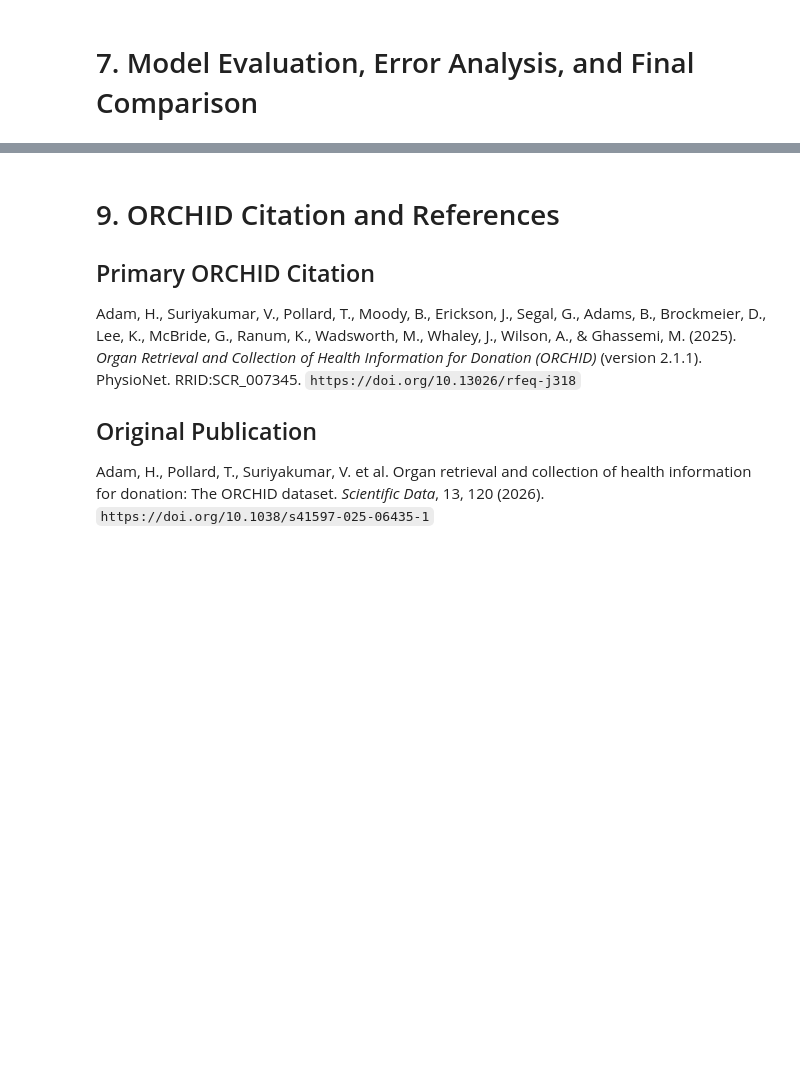
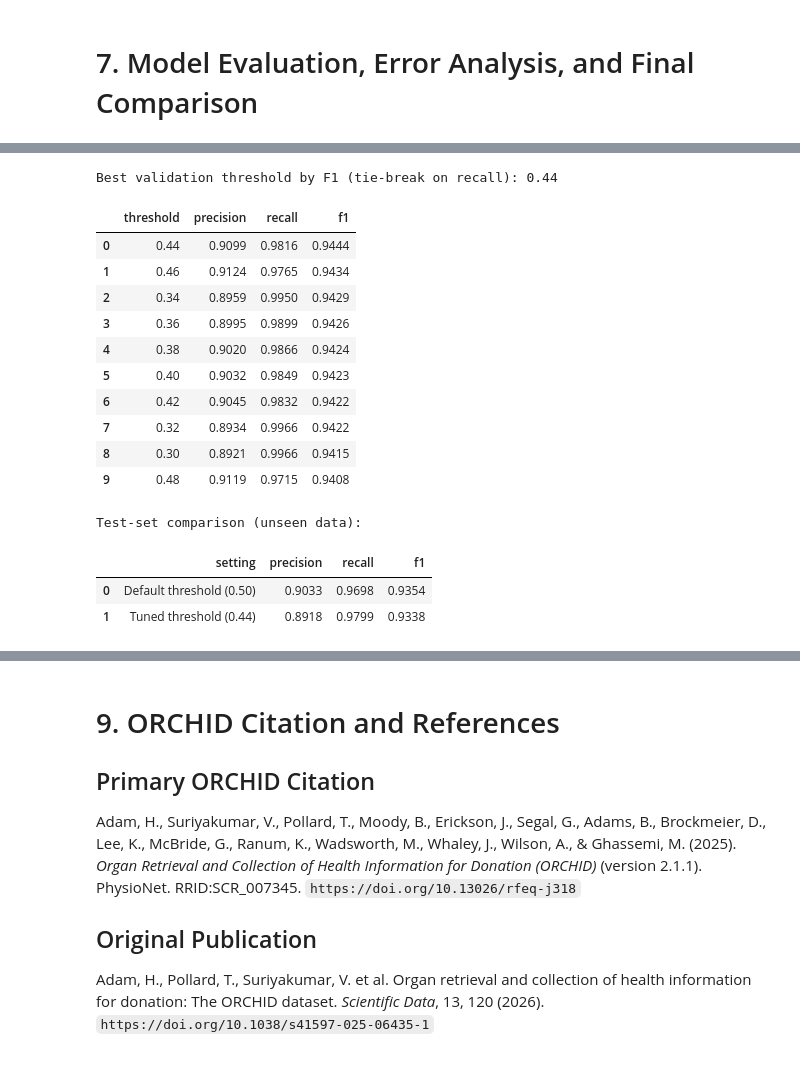
Before and after one commit to lonebono/STINTSY-MCO, a Jupyter notebook: STINTSY-MCO-Group 9.ipynb, the cells around one changed output, grey strips where cells are left out. Cells and saved outputs as stored; diff of their text form; code cells hidden in the pictures; blank space fills up the shorter version.

```diff
--- a/STINTSY-MCO-Group 9.ipynb
+++ b/STINTSY-MCO-Group 9.ipynb
@@ -501,0 +582,61 @@ Interpretation Summary:
+# %%
+# Validation-based threshold search for the selected best model
+valid_prob = best_model.predict_proba(X_valid)[:, 1]
+test_prob = best_model.predict_proba(X_test)[:, 1]
+
+threshold_grid = np.round(np.arange(0.10, 0.91, 0.02), 2)
+threshold_rows = []
+
+for t in threshold_grid:
+    pred_t = (valid_prob >= t).astype(int)
+    threshold_rows.append({
+        "threshold": t,
+        "precision": precision_score(y_valid, pred_t, zero_division=0),
+        "recall": recall_score(y_valid, pred_t, zero_division=0),
+        "f1": f1_score(y_valid, pred_t, zero_division=0),
+    })
+
+threshold_df = pd.DataFrame(threshold_rows).sort_values(["f1", "recall"], ascending=[False, False]).reset_index(drop=True)
+best_threshold = float(threshold_df.loc[0, "threshold"])
+
+print(f"Best validation threshold by F1 (tie-break on recall): {best_threshold:.2f}")
+display(threshold_df.head(10).round(4))
+
+# Compare default 0.50 vs optimized threshold on test set
+test_pred_default = (test_prob >= 0.50).astype(int)
+test_pred_tuned = (test_prob >= best_threshold).astype(int)
+
+comparison = pd.DataFrame([
+    {
+        "setting": "Default threshold (0.50)",
+        "precision": precision_score(y_test, test_pred_default, zero_division=0),
+        "recall": recall_score(y_test, test_pred_default, zero_division=0),
+        "f1": f1_score(y_test, test_pred_default, zero_division=0),
+    },
+    {
+        "setting": f"Tuned threshold ({best_threshold:.2f})",
+        "precision": precision_score(y_test, test_pred_tuned, zero_division=0),
+        "recall": recall_score(y_test, test_pred_tuned, zero_division=0),
+        "f1": f1_score(y_test, test_pred_tuned, zero_division=0),
+    },
+])
+
+print("\nTest-set comparison (unseen data):")
+display(comparison.round(4))
+# %% [output]
+Best validation threshold by F1 (tie-break on recall): 0.44
+|  | threshold | precision | recall | f1 |
+| 0 | 0.44 | 0.9099 | 0.9816 | 0.9444 |
+| 1 | 0.46 | 0.9124 | 0.9765 | 0.9434 |
+| 2 | 0.34 | 0.8959 | 0.9950 | 0.9429 |
+| 3 | 0.36 | 0.8995 | 0.9899 | 0.9426 |
+| 4 | 0.38 | 0.9020 | 0.9866 | 0.9424 |
+| 5 | 0.40 | 0.9032 | 0.9849 | 0.9423 |
+| 6 | 0.42 | 0.9045 | 0.9832 | 0.9422 |
+| 7 | 0.32 | 0.8934 | 0.9966 | 0.9422 |
+| 8 | 0.30 | 0.8921 | 0.9966 | 0.9415 |
+| 9 | 0.48 | 0.9119 | 0.9715 | 0.9408 |
+Test-set comparison (unseen data):
+|  | setting | precision | recall | f1 |
+| 0 | Default threshold (0.50) | 0.9033 | 0.9698 | 0.9354 |
+| 1 | Tuned threshold (0.44) | 0.8918 | 0.9799 | 0.9338 |
```
Also changed, not shown: parts of 22 cells of this notebook.
